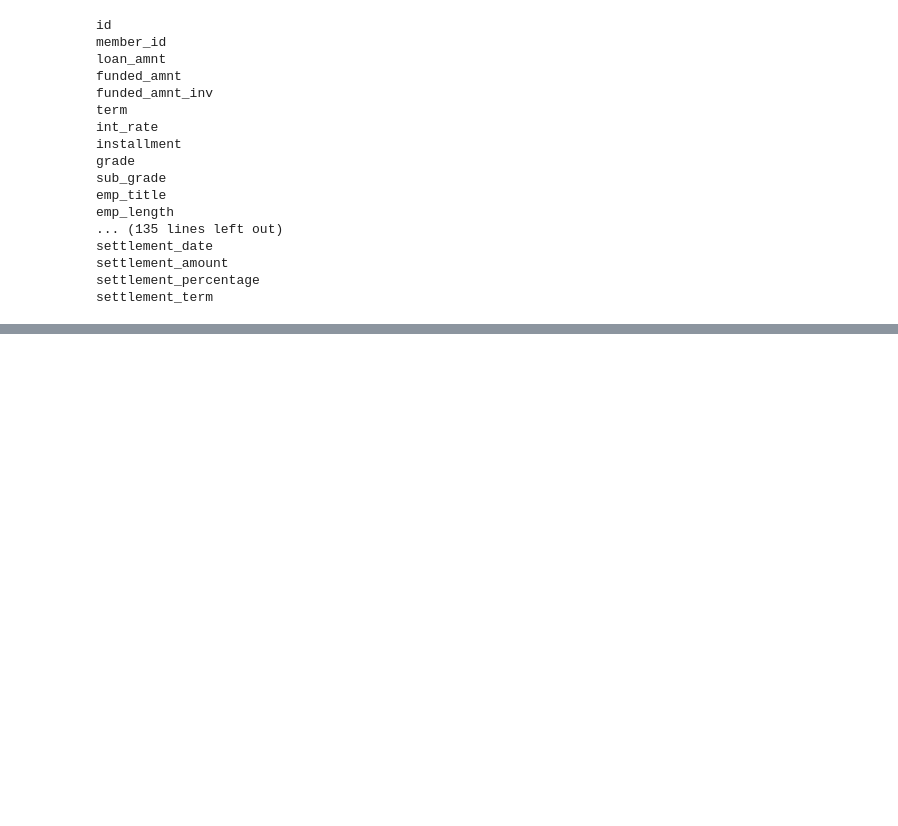
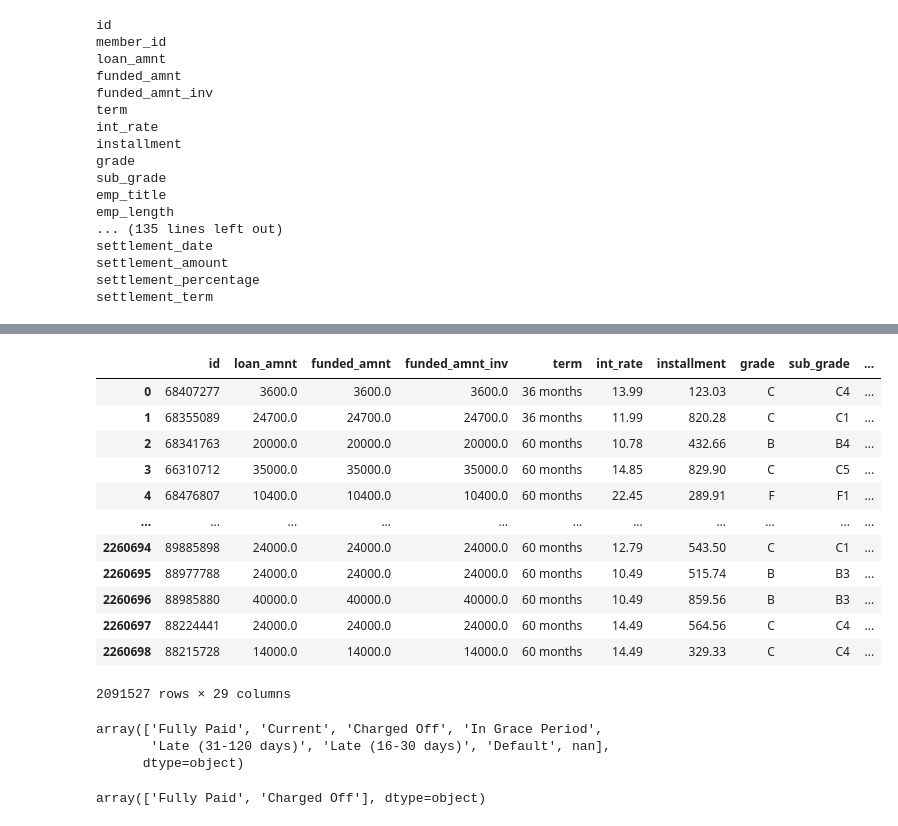
Before and after one commit to shindokl90-lab/Final_ML_Project, a Jupyter notebook: RJ Loan Approval.ipynb, the cells around one changed output, grey strips where cells are left out. Drawn from its saved outputs; the diff is of its cells as text; code cells hidden in the pictures; blank space fills up the shorter version.

```diff
--- a/RJ Loan Approval.ipynb
+++ b/RJ Loan Approval.ipynb
@@ -58,0 +74,17 @@ KeyError: "['funded_amnt_inv,term'] not in index"
+# %%
+#drop rows with NaaN value left with ~2 million rows
+loans_df.dropna(how='any')
+# %% [output]
+|  | id | loan_amnt | funded_amnt | funded_amnt_inv | term | int_rate | installment | grade | sub_grade | ... |
+| 0 | 68407277 | 3600.0 | 3600.0 | 3600.0 | 36 months | 13.99 | 123.03 | C | C4 | ... |
+| 1 | 68355089 | 24700.0 | 24700.0 | 24700.0 | 36 months | 11.99 | 820.28 | C | C1 | ... |
+| 2 | 68341763 | 20000.0 | 20000.0 | 20000.0 | 60 months | 10.78 | 432.66 | B | B4 | ... |
+| 3 | 66310712 | 35000.0 | 35000.0 | 35000.0 | 60 months | 14.85 | 829.90 | C | C5 | ... |
+| 4 | 68476807 | 10400.0 | 10400.0 | 10400.0 | 60 months | 22.45 | 289.91 | F | F1 | ... |
+| ... | ... | ... | ... | ... | ... | ... | ... | ... | ... | ... |
+| 2260694 | 89885898 | 24000.0 | 24000.0 | 24000.0 | 60 months | 12.79 | 543.50 | C | C1 | ... |
+| 2260695 | 88977788 | 24000.0 | 24000.0 | 24000.0 | 60 months | 10.49 | 515.74 | B | B3 | ... |
+| 2260696 | 88985880 | 40000.0 | 40000.0 | 40000.0 | 60 months | 10.49 | 859.56 | B | B3 | ... |
+| 2260697 | 88224441 | 24000.0 | 24000.0 | 24000.0 | 60 months | 14.49 | 564.56 | C | C4 | ... |
+| 2260698 | 88215728 | 14000.0 | 14000.0 | 14000.0 | 60 months | 14.49 | 329.33 | C | C4 | ... |
+2091527 rows × 29 columns
@@ -58,0 +93,6 @@ KeyError: "['funded_amnt_inv,term'] not in index"
+# %%
+loans_df['loan_status'].unique()
+# %% [output]
+array(['Fully Paid', 'Current', 'Charged Off', 'In Grace Period',
+       'Late (31-120 days)', 'Late (16-30 days)', 'Default', nan],
+      dtype=object)
@@ -58,0 +101,4 @@ KeyError: "['funded_amnt_inv,term'] not in index"
+# %%
+loans_filtered['loan_status'].unique()
+# %% [output]
+array(['Fully Paid', 'Charged Off'], dtype=object)
```
Also changed, not shown: parts of 8 cells of this notebook.
